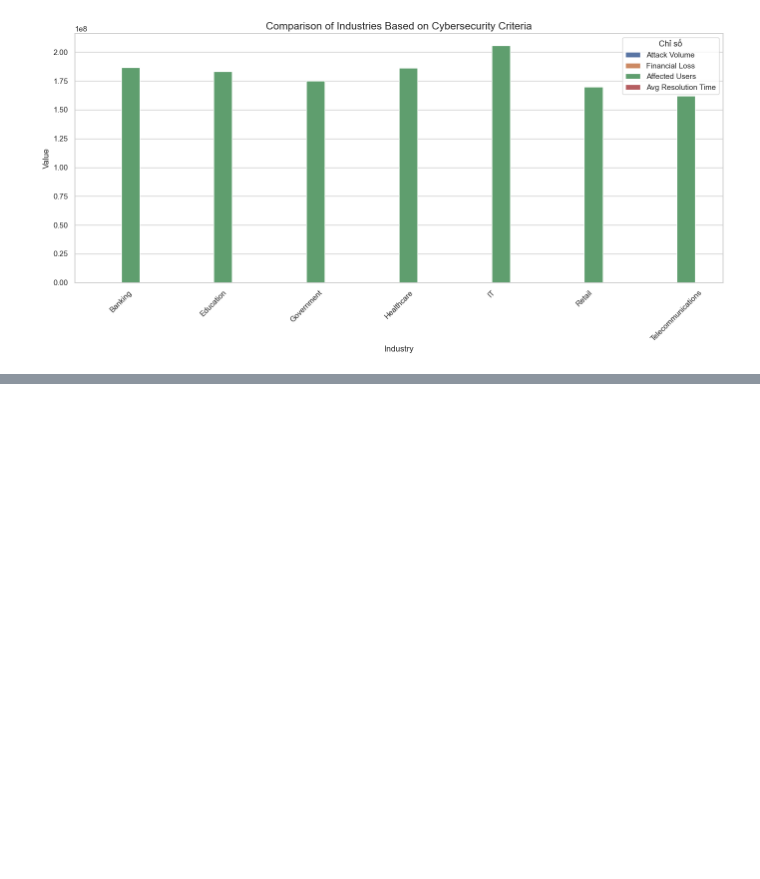
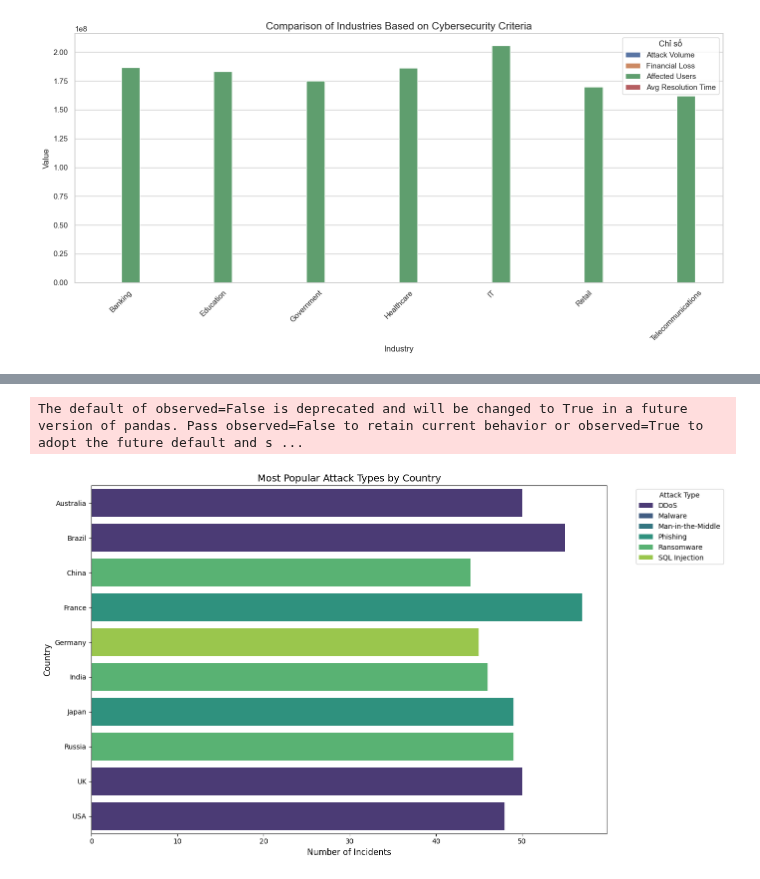
Before and after one commit to immaFrogUwU/Cyber-Security-Threats, a Jupyter notebook: Data_Storytelling_Cyber_Security_Threats.ipynb, the cells around one changed output, grey strips where cells are left out. Drawn from its saved outputs; the diff is of its cells as text; code cells hidden in the pictures; blank space fills up the shorter version.

```diff
--- a/Data_Storytelling_Cyber_Security_Threats.ipynb
+++ b/Data_Storytelling_Cyber_Security_Threats.ipynb
@@ -288,0 +309,19 @@ plt.show()
+# %%
+# Nhóm dữ liệu theo Quốc Gia và Loại Tấn Công để tính tổng số vụ tấn công
+attack_by_country = cybersec_cleaned.groupby(['Country', 'Attack Type']).size().reset_index(name='Number of Incidents')
+
+# Lấy loại tấn công phổ biến nhất cho mỗi quốc gia
+most_popular_attack = attack_by_country.loc[attack_by_country.groupby('Country')['Number of Incidents'].idxmax()]
+
+# Vẽ biểu đồ cột để hiển thị loại tấn công phổ biến nhất theo quốc gia
+plt.figure(figsize=(14, 8))
+sns.barplot(data=most_popular_attack, x='Number of Incidents', y='Country', hue='Attack Type', palette='viridis')
+plt.title('Most Popular Attack Types by Country', fontsize=14)
+plt.xlabel('Number of Incidents', fontsize=12)
+plt.ylabel('Country', fontsize=12)
+plt.legend(title='Attack Type', bbox_to_anchor=(1.05, 1), loc='upper left')
+plt.tight_layout()
+plt.show()
+# %% [output]
+The default of observed=False is deprecated and will be changed to True in a future version of pandas. Pass observed=False to retain current behavior or observed=True to adopt the future default and s ...
+[figure, added]
```
Also changed, not shown: parts of 2 cells of this notebook.
